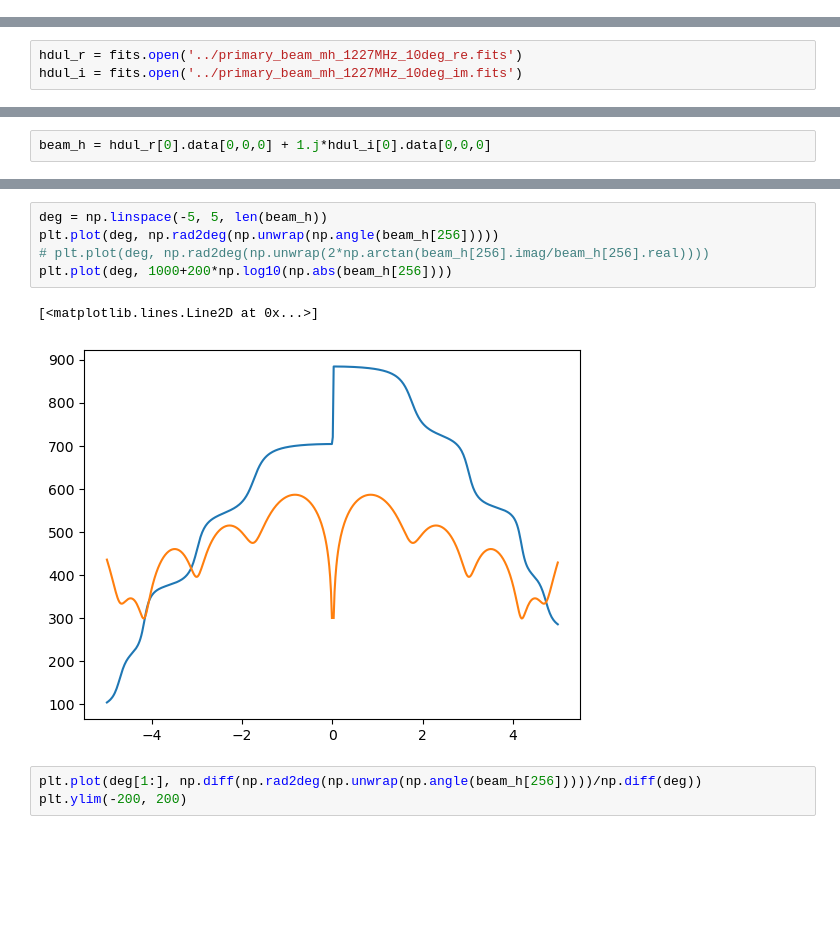
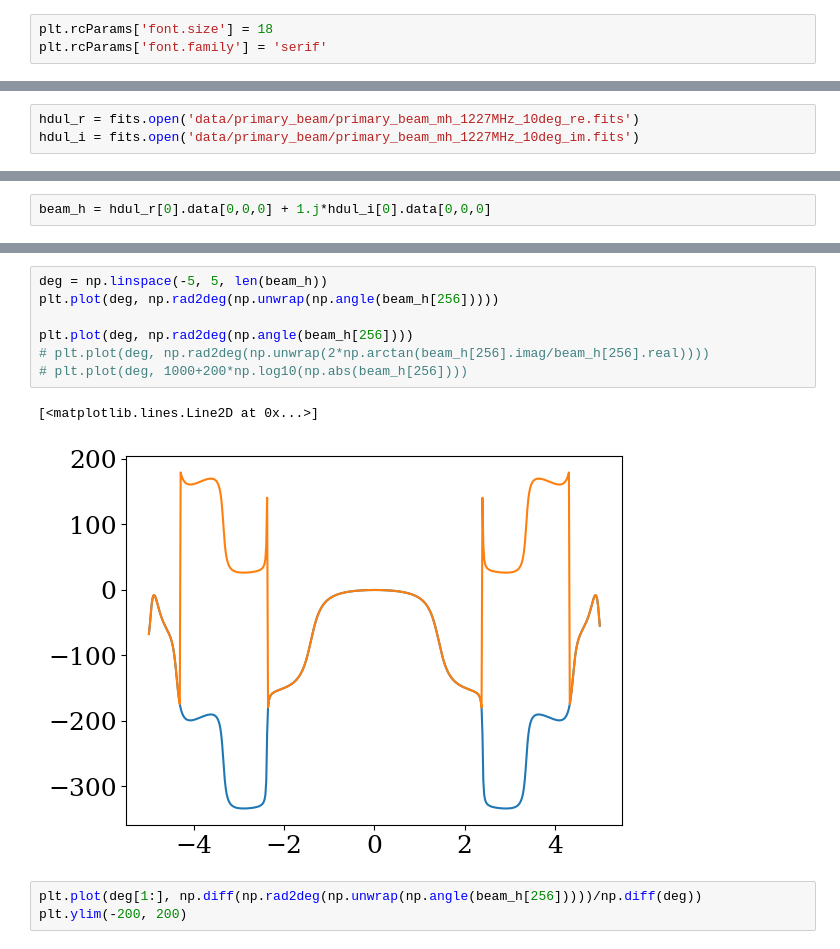
Before and after one commit to chrisfinlay/tab_opt, a Jupyter notebook: notebooks/Primary_Beam_Investigation.ipynb, the cells around one changed output, grey strips where cells are left out. Saved outputs shown, nothing was run; the diff lists cells and outputs as text; blank space fills up the shorter version.

```diff
--- a/notebooks/Primary_Beam_Investigation.ipynb
+++ b/notebooks/Primary_Beam_Investigation.ipynb
@@ -5,0 +8,3 @@ import matplotlib.pyplot as plt
+# %%
+plt.rcParams['font.size'] = 18
+plt.rcParams['font.family'] = 'serif'
@@ -6,3 +186,3 @@ import matplotlib.pyplot as plt
 # %%
-hdul_r = fits.open('../primary_beam_mh_1227MHz_10deg_re.fits')
-hdul_i = fits.open('../primary_beam_mh_1227MHz_10deg_im.fits')
+hdul_r = fits.open('data/primary_beam/primary_beam_mh_1227MHz_10deg_re.fits')
+hdul_i = fits.open('data/primary_beam/primary_beam_mh_1227MHz_10deg_im.fits')
@@ -41,11 +233,13 @@ plt.imshow(np.log10(np.abs(beam_h)))
 # %%
 deg = np.linspace(-5, 5, len(beam_h))
 plt.plot(deg, np.rad2deg(np.unwrap(np.angle(beam_h[256]))))
+
+plt.plot(deg, np.rad2deg(np.angle(beam_h[256])))
 # plt.plot(deg, np.rad2deg(np.unwrap(2*np.arctan(beam_h[256].imag/beam_h[256].real))))
-plt.plot(deg, 1000+200*np.log10(np.abs(beam_h[256])))
+# plt.plot(deg, 1000+200*np.log10(np.abs(beam_h[256])))
 # %% [output]
 [<matplotlib.lines.Line2D at 0x...>]
-[figure, old version]
+[figure, new version]
 # %%
 plt.plot(deg[1:], np.diff(np.rad2deg(np.unwrap(np.angle(beam_h[256]))))/np.diff(deg))
 plt.ylim(-200, 200)
```
Also changed, not shown: parts of 37 cells of this notebook, 19 other files.
